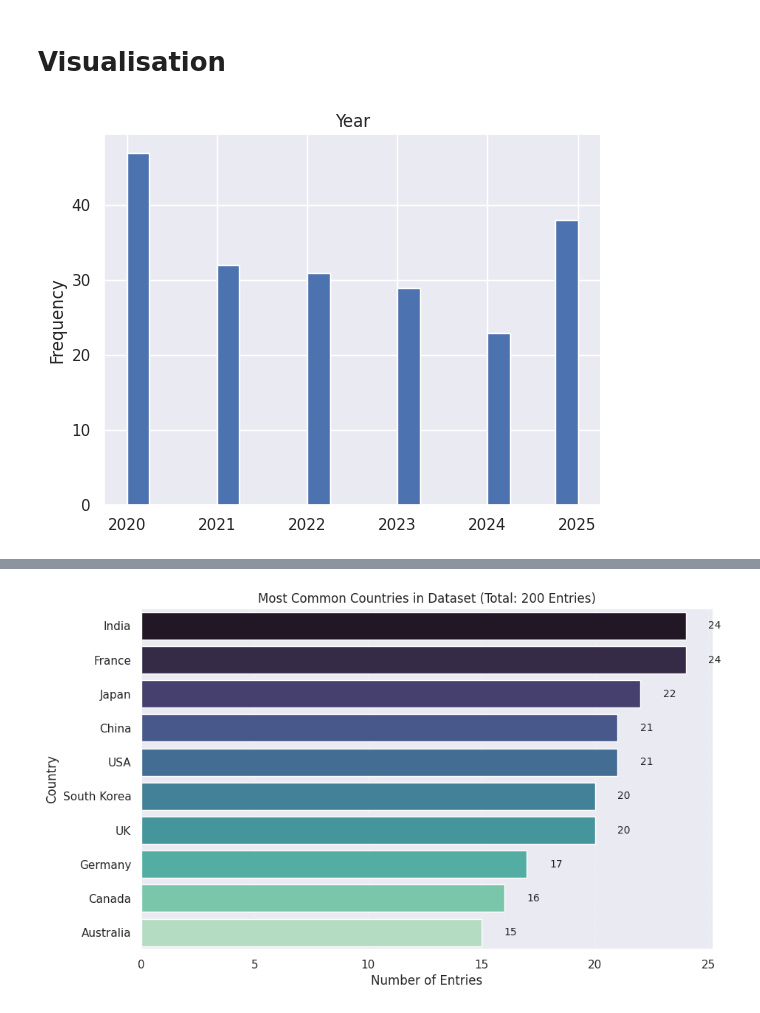
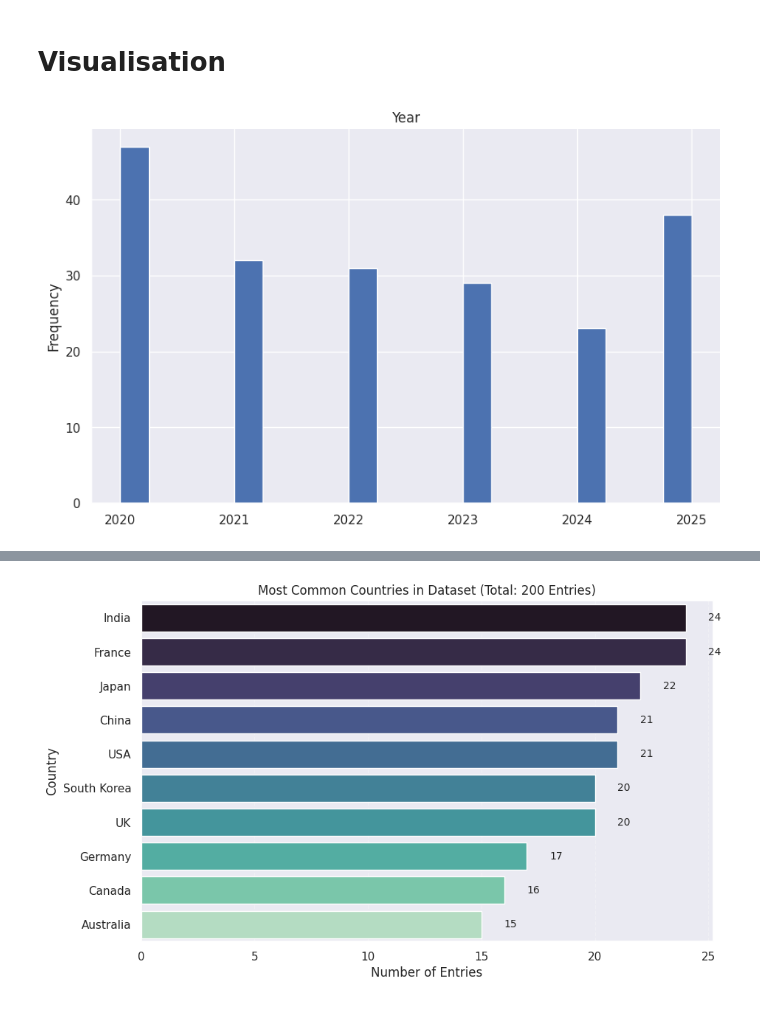
Before and after one commit to Nikhil5566/EDA-Prostate-cancer-dataset-, a Jupyter notebook: Global_AI_Content_.ipynb, the cells around one changed output, grey strips where cells are left out. Cells and saved outputs as stored; diff of their text form; code cells hidden in the pictures.

```diff
--- a/Global_AI_Content_.ipynb
+++ b/Global_AI_Content_.ipynb
@@ -127,7 +127,8 @@ np.int64(0)
 # %% [markdown]
 # Visualisation
 # %%
+plt.figure(figsize = (10, 6))
 df['Year'].plot(kind='hist', bins=20, title='Year')
 plt.gca().spines[['top', 'right',]].set_visible(False)
 # %% [output]
-[figure, old version]
+[figure, new version]
```
Also changed, not shown: parts of 2 cells of this notebook.
